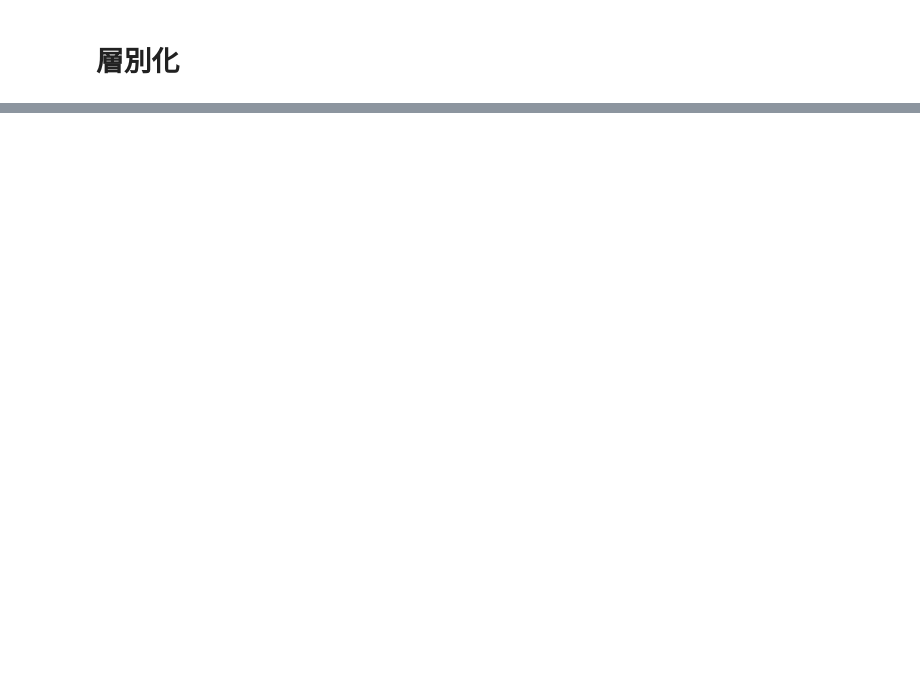
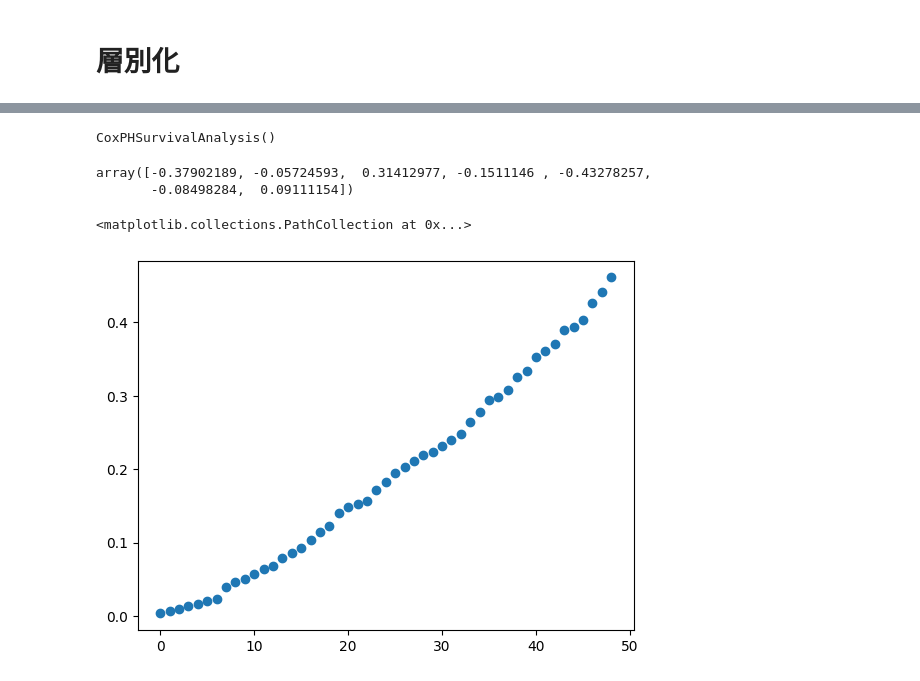
Before and after one commit to TakedaKatsuji/predict, a Jupyter notebook: predict.ipynb, the cells around one changed output, grey strips where cells are left out. Cells and saved outputs as stored; diff of their text form; code cells hidden in the pictures; blank space fills up the shorter version.

Commit message:
modify predict

```diff
--- a/predict.ipynb
+++ b/predict.ipynb
@@ -129,0 +356,4 @@ class Patient(input_data,event):
+# %%
+from sksurv.linear_model import CoxPHSurvivalAnalysis
+from lifelines.datasets import load_rossi
+rossi = load_rossi()
@@ -129,0 +376,21 @@ class Patient(input_data,event):
+# %%
+estimator = CoxPHSurvivalAnalysis()
+y = rossi[['arrest','week']] #目的変数
+X = rossi.drop(columns=['arrest','week']) #説明変数
+
+#dtypeの指定 ?はbool型　i8はint64
+tp = np.dtype([('arrest','?'), ('week', 'i8')])
+
+structured_y = np.zeros(len(y), dtype=tp)
+structured_y['arrest'] = y['arrest']
+structured_y['week'] = y['week']
+estimator.fit(X,structured_y)
+# %% [output]
+CoxPHSurvivalAnalysis()
+# %%
+estimator.coef_
+# %% [output]
+array([-0.37902189, -0.05724593,  0.31412977, -0.1511146 , -0.43278257,
+       -0.08498284,  0.09111154])
+# %%
+out = estimator.predict_cumulative_hazard_function(X, return_array=True)
@@ -129,0 +400,8 @@ class Patient(input_data,event):
+# %%
+out = iter(out)
+y = next(out)
+x = np.array([i for i in range(len(y))])
+plt.scatter(x=x,y=y)
+# %% [output]
+<matplotlib.collections.PathCollection at 0x...>
+[figure, added]
```
Also changed, not shown: parts of 23 cells of this notebook, 1 other file.
